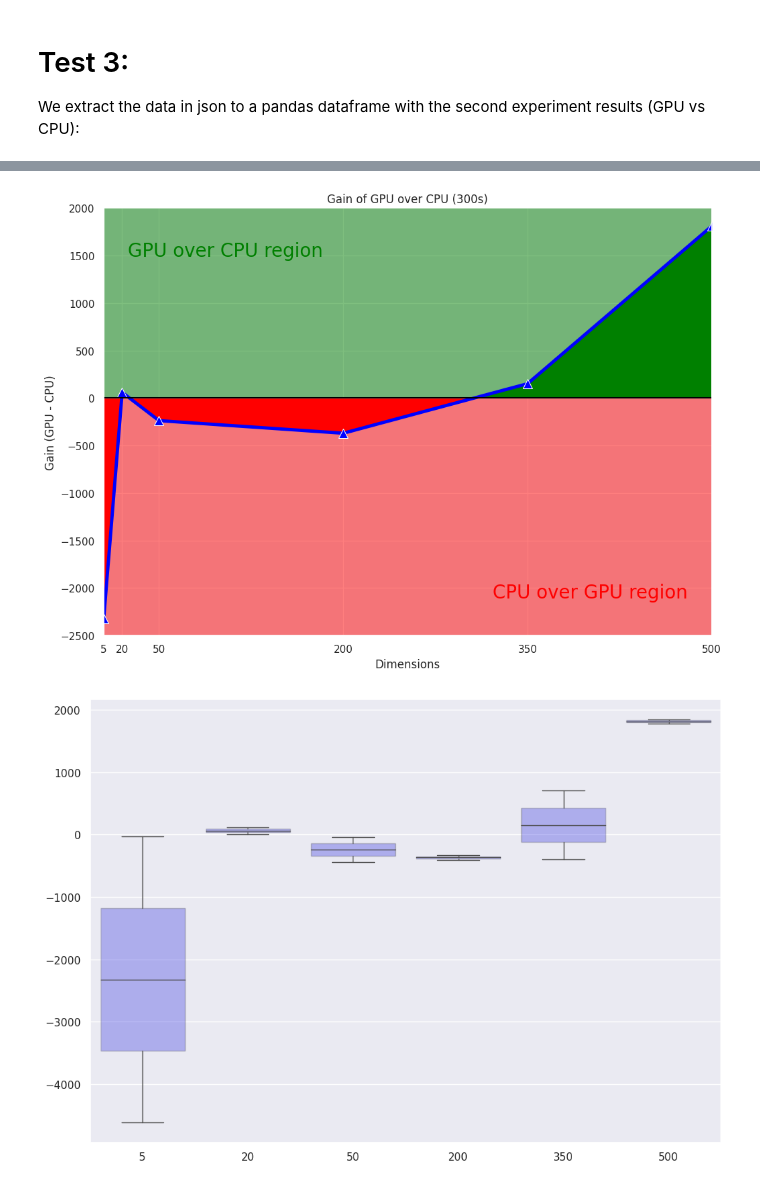
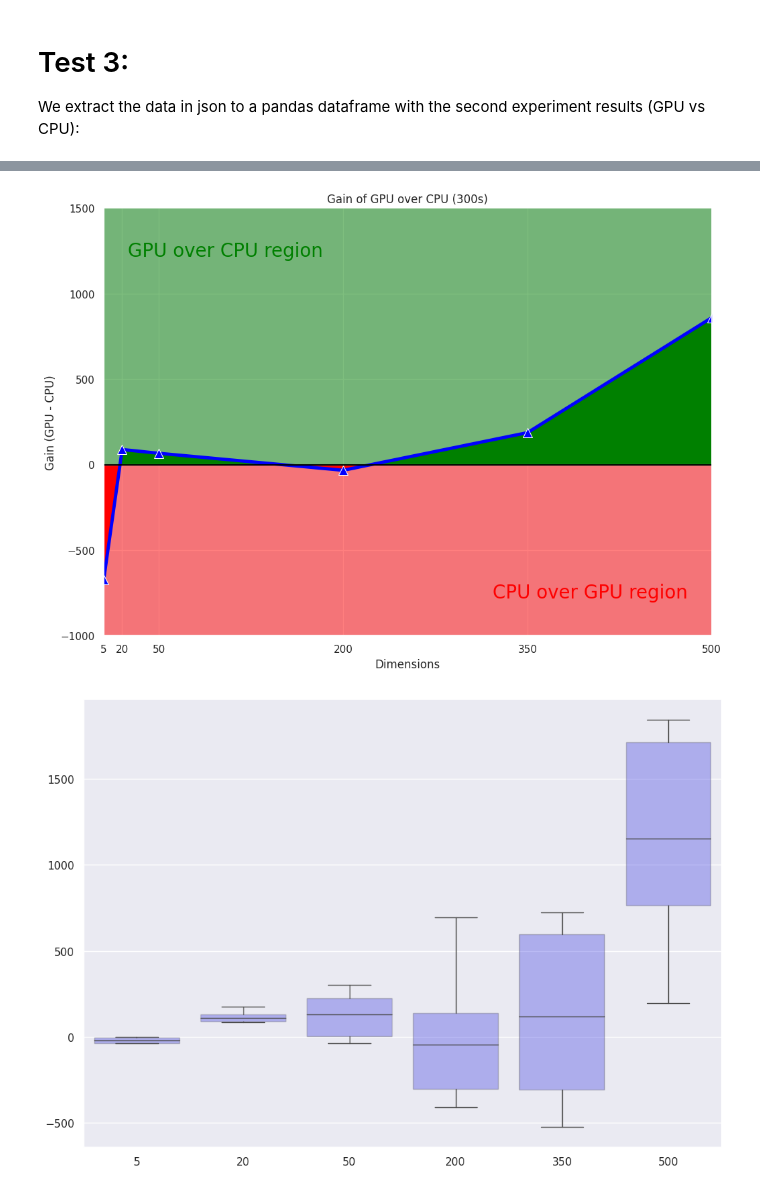
Before and after one commit to iTzAlver/TensorCRO, a Jupyter notebook: experiments/print_results.ipynb, the cells around one changed output, grey strips where cells are left out. Drawn from its saved outputs; the diff is of its cells as text; code cells hidden in the pictures.

```diff
--- a/experiments/print_results.ipynb
+++ b/experiments/print_results.ipynb
@@ -76,7 +76,7 @@ df_t2 = pd.DataFrame(test_2)
 # Replace -1e9 in best_fit for +1e9 in order to compute the score:
 df_t2['best_fit'] = df_t2['best_fit'].replace(-1_000_000, 1_000_000)
 # Filter seed under 2025:
-df_t2 = df_t2[df_t2['seed'] < 2025]
+df_t2 = df_t2[df_t2['seed'] < 2030]
 # Drop where function = HolderTableFunction:
 df_t2 = df_t2[df_t2['function'] != 'HolderTableFunction']
 # Export to csv:
@@ -136,35 +136,35 @@ fig.fill_between(axis, performance[:,1], 0, where=performance[:,1] <= 0, facecol
 fig.fill_between(axis, 20000, 0, facecolor='green', interpolate=True, alpha=0.5)
 fig.fill_between(axis, -20000, 0, facecolor='red', interpolate=True, alpha=0.5)
 # Add text to the plot:
 fig.text(0.2, 0.9, 'GPU over CPU region', fontsize=20, color='green', horizontalalignment='center', verticalalignment='center', transform=fig.transAxes)
 fig.text(0.8, 0.1, 'CPU over GPU region', fontsize=20, color='red', horizontalalignment='center', verticalalignment='center', transform=fig.transAxes)
 
 
 # Boxplot:
 # violin_df = df_t2.groupby(['dimension', 'seed', 'algorithm']).mean(numeric_only=True)
 # # Substract CPU values to GPU values:
 # violin_df['diff'] = - violin_df['best_fit'] + violin_df['best_fit'].shift(1)
 # violin_df['diff_eval'] = violin_df['num_eval'] - violin_df['num_eval'].shift(1)
 # # Get only algorithm TensorCRO:/GPU:0 (index 1)
 # diff_df = violin_df['diff'].groupby(['dimension', 'seed']).last().reset_index()
 # diff_eval_df = violin_df['diff_eval'].groupby(['dimension', 'seed']).last().reset_index()
 # # To numpy array:
 # diff_df = diff_df.to_numpy()
 # diff_eval_df = diff_eval_df.to_numpy()
 # # Violin over previous figure:
 # fig = sns.boxplot(x=np.array(diff_df[:, 0], dtype=np.int32), y=diff_df[:, 2], linewidth=1, color='blue', boxprops=dict(alpha=.3))
 
 # xlim between 0 and 2000:
 fig.set_xlim(5, 500)
 # ylim between -20000 and 20000:
-fig.set_ylim(-2500, 2000)
+fig.set_ylim(-1000, 1500)
 # Labels of the sns plot:
 fig.set(xlabel='Dimensions', ylabel='Gain (GPU - CPU)')
 fig.set_title('Gain of GPU over CPU (300s)')
 fig.set_xticks(df_t2['dimension'].unique())
 fig.figure.savefig('./results/test_3_performance.png')
 # %% [output]
-[figure, old version]
+[figure, new version]
 # %%
 violin_df = df_t2.groupby(['dimension', 'seed', 'algorithm']).mean(numeric_only=True)
 # Substract CPU values to GPU values:
@@ -180,7 +180,7 @@ diff_eval_df = diff_eval_df.to_numpy()
 # Violin over previous figure:
 fig = sns.boxplot(x=np.array(diff_df[:, 0], dtype=np.int32), y=diff_df[:, 2], linewidth=1, color='blue', boxprops=dict(alpha=.3), showfliers=False)
 # %% [output]
-[figure, old version]
+[figure, new version]
 # %%
 # Stack performance and boxplots:
 fig = sns.lineplot(data=performance, x=performance[:,0], y=performance[:,1], linewidth=3.5, marker='^', markersize=10, color='blue')
```
Also changed, not shown: parts of 2 cells of this notebook, 9 other files.
